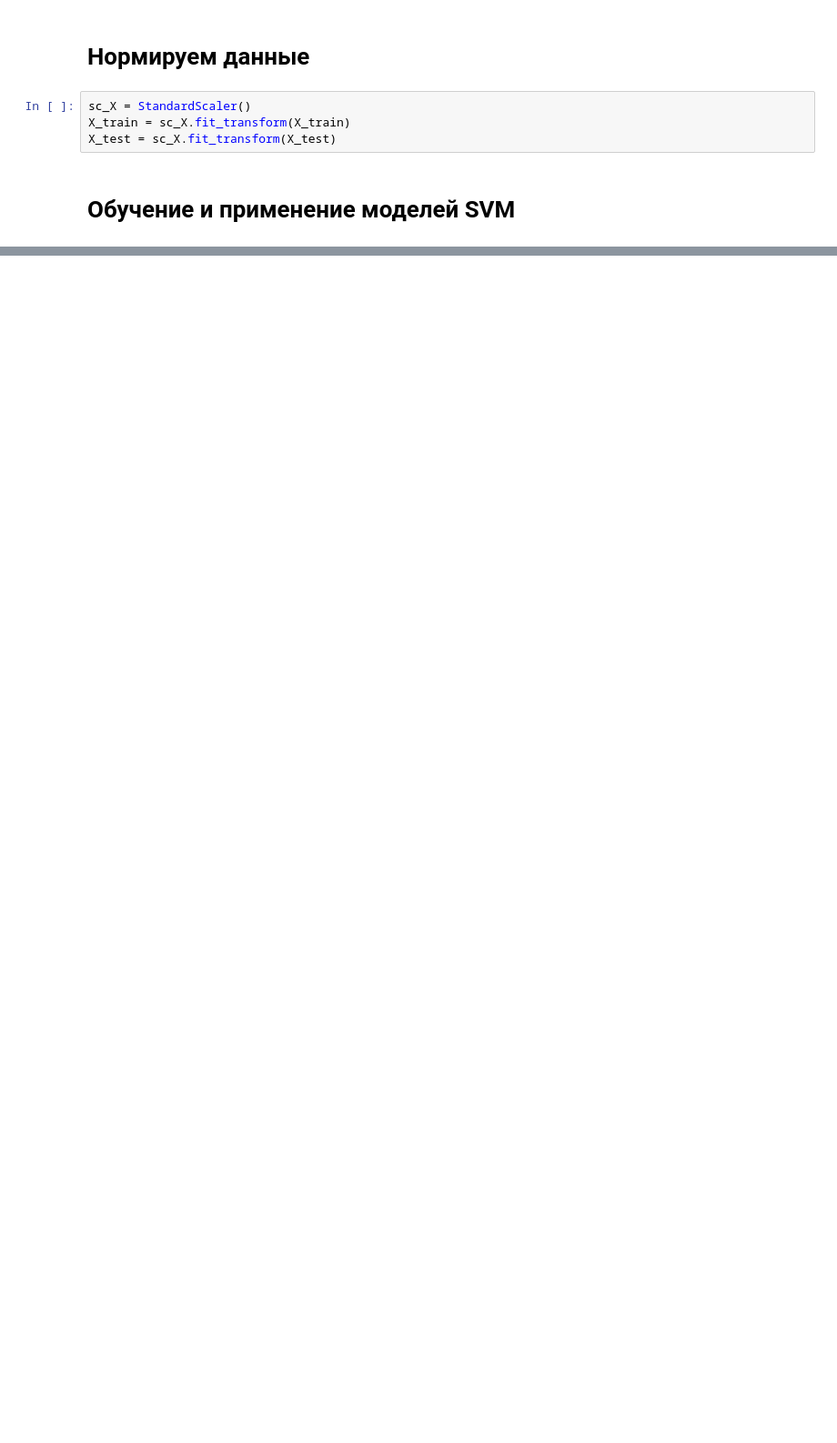
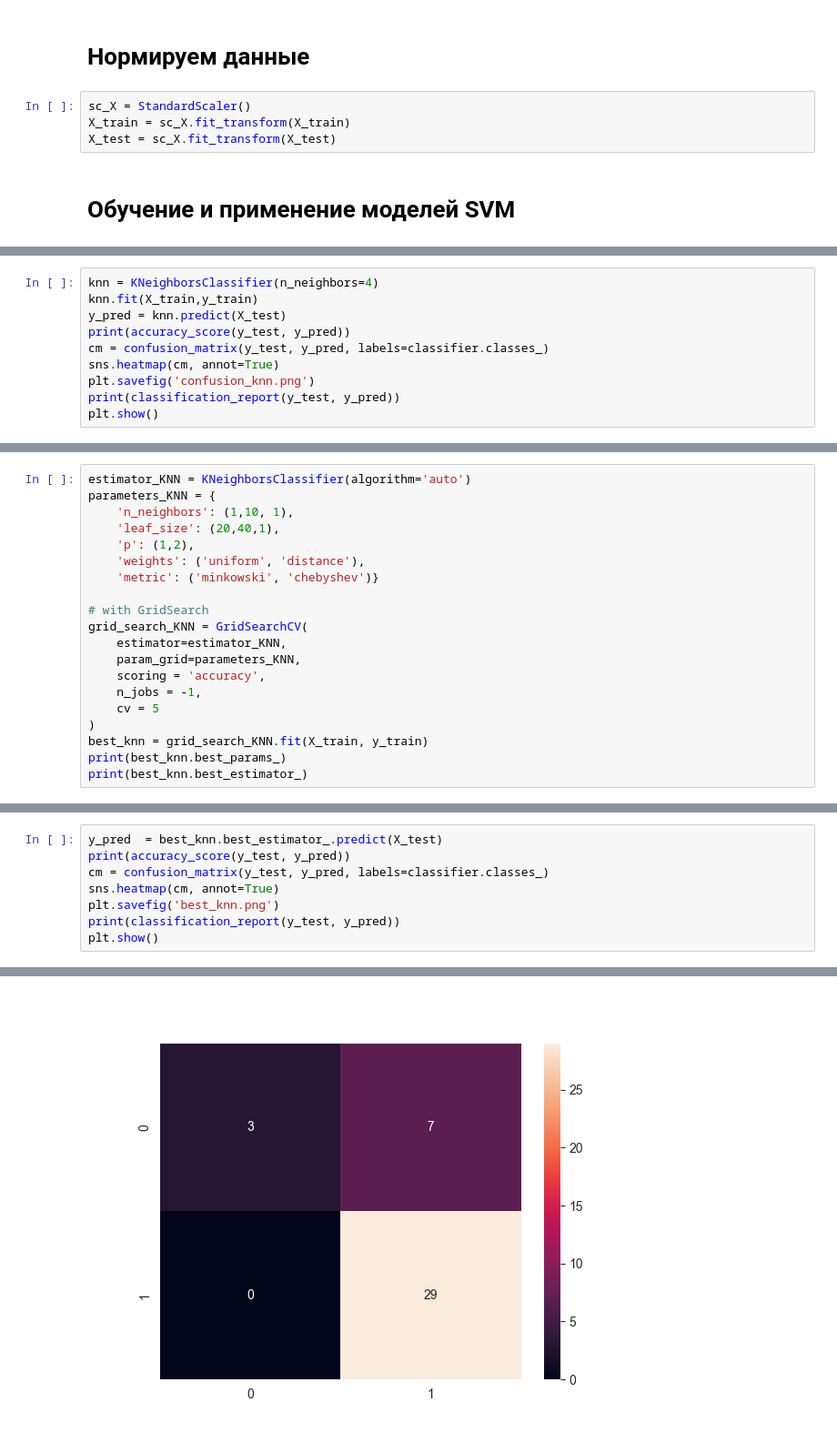
Before and after one commit to FuseII/intelligent_systems, a Jupyter notebook: lab_5_6/SVM.ipynb, the cells around one changed output, grey strips where cells are left out. Shown at 91% size. Saved outputs shown, nothing was run; the diff lists cells and outputs as text; blank space fills up the shorter version.

```diff
--- a/lab_5_6/SVM.ipynb
+++ b/lab_5_6/SVM.ipynb
@@ -371,0 +382,10 @@ print(accuracy_score(y_test, y_pred))
+# %%
+knn = KNeighborsClassifier(n_neighbors=4)
+knn.fit(X_train,y_train)
+y_pred = knn.predict(X_test)
+print(accuracy_score(y_test, y_pred))
+cm = confusion_matrix(y_test, y_pred, labels=classifier.classes_)
+sns.heatmap(cm, annot=True)
+plt.savefig('confusion_knn.png')
+print(classification_report(y_test, y_pred))
+plt.show()
@@ -371,0 +394,20 @@ print(accuracy_score(y_test, y_pred))
+# %%
+estimator_KNN = KNeighborsClassifier(algorithm='auto')
+parameters_KNN = {
+    'n_neighbors': (1,10, 1),
+    'leaf_size': (20,40,1),
+    'p': (1,2),
+    'weights': ('uniform', 'distance'),
+    'metric': ('minkowski', 'chebyshev')}
+
+# with GridSearch
+grid_search_KNN = GridSearchCV(
+    estimator=estimator_KNN,
+    param_grid=parameters_KNN,
+    scoring = 'accuracy',
+    n_jobs = -1,
+    cv = 5
+)
+best_knn = grid_search_KNN.fit(X_train, y_train)
+print(best_knn.best_params_)
+print(best_knn.best_estimator_)
@@ -371,0 +417,9 @@ print(accuracy_score(y_test, y_pred))
+# %%
+y_pred  = best_knn.best_estimator_.predict(X_test)
+print(accuracy_score(y_test, y_pred))
+cm = confusion_matrix(y_test, y_pred, labels=classifier.classes_)
+sns.heatmap(cm, annot=True)
+plt.savefig('best_knn.png')
+print(classification_report(y_test, y_pred))
+plt.show()
+# %% [output]
@@ -371,0 +435 @@ print(accuracy_score(y_test, y_pred))
+[figure, added]
```
Also changed, not shown: parts of 18 cells of this notebook, 5 other files.
